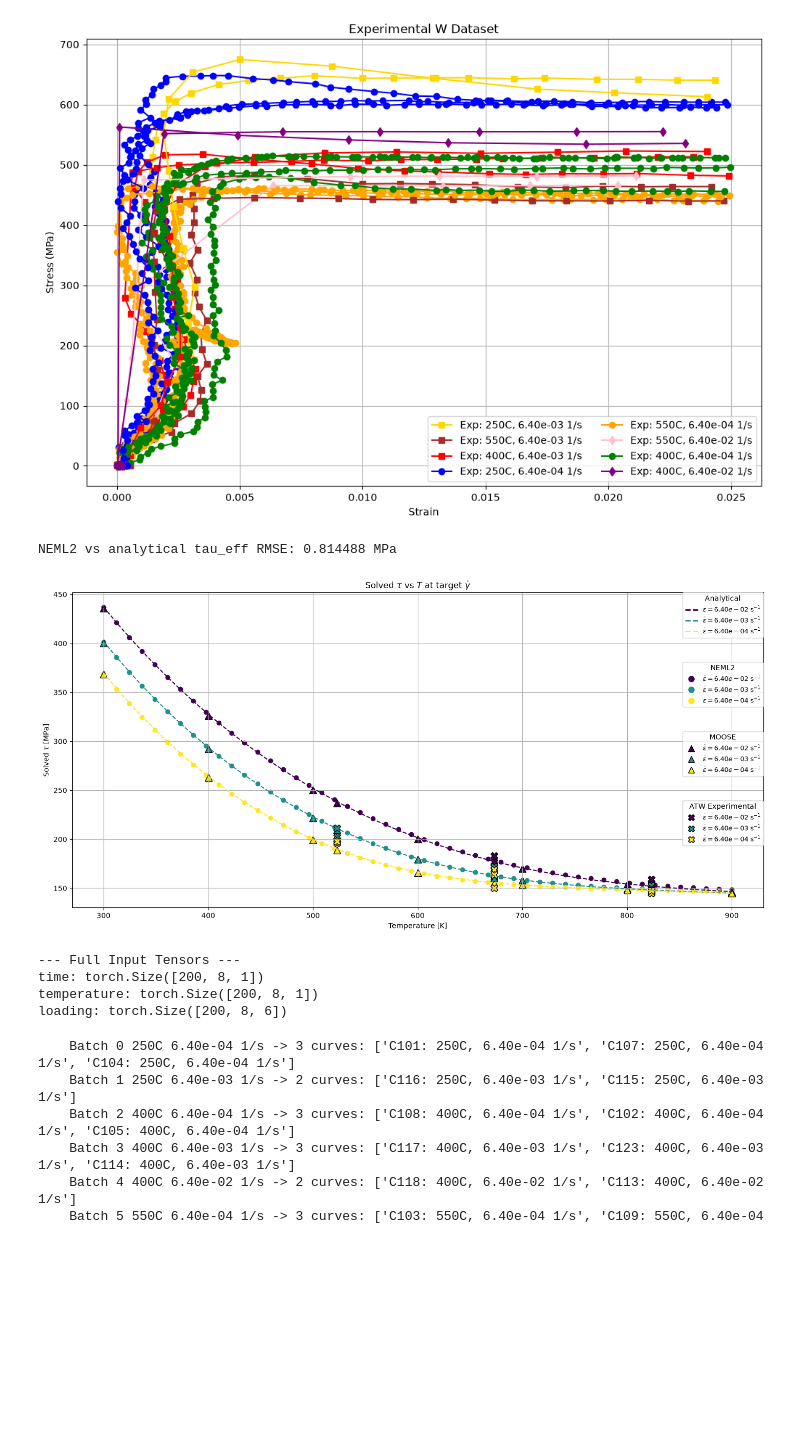
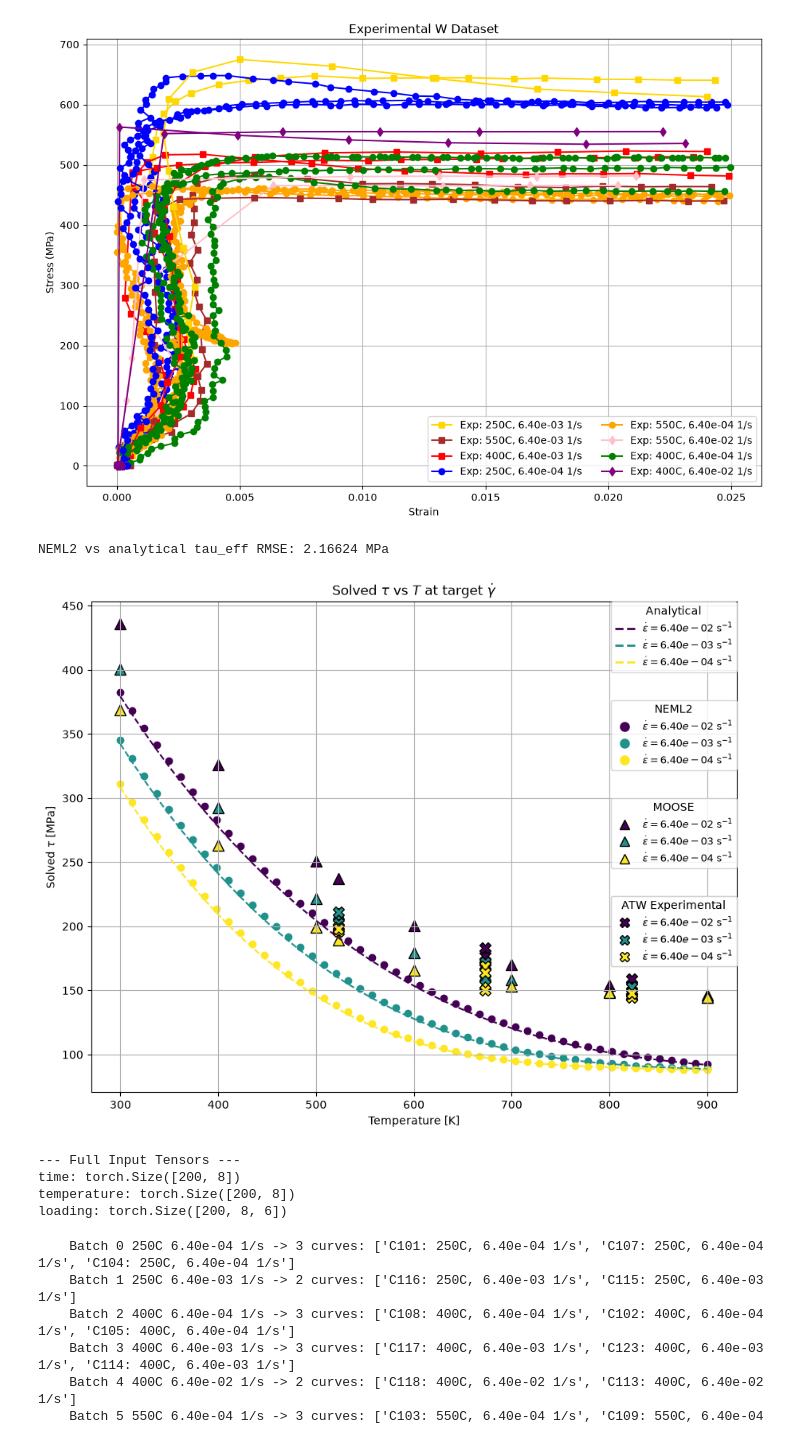
Before and after one commit to ColinMG2/neml2, a Jupyter notebook: cmg_projects/tungsten_deterministic.ipynb, the cells around one changed output. Cells and saved outputs as stored; diff of their text form; code cells hidden in the pictures; blank space fills up the shorter version.

```diff
--- a/cmg_projects/tungsten_deterministic.ipynb
+++ b/cmg_projects/tungsten_deterministic.ipynb
@@ -128,19 +128,7 @@ class SolveStrain(torch.nn.Module):
 # %%
 nmodel = neml2.load_nonlinear_system("tungsten.i", "eq_sys")
 nmodel.to(device=device)
-pmodel = neml2.pyzag.NEML2PyzagModel(
-    nmodel,
-    include_parameters=[
-        "rho_m_rate_k1",
-        "rho_m_rate_k2_0",
-        "rho_m_rate_Q_d",
-        "v_disl_B_k",
-        "v_disl_T_0",
-        "v_disl_p",
-        "v_disl_q",
-        "v_disl_H_0",
-    ],
-)
+pmodel = neml2.pyzag.NEML2PyzagModel(nmodel)
 neml2.compile(pmodel)
 
 model = SolveStrain(pmodel, nchunk=10)
@@ -569,7 +553,7 @@ neml2_tau_eff_np = tau_eff.detach().cpu().numpy().reshape(-1)
 # Plotting for Analytical, NEML2, MOOSE, and ATW datasets
 # =======================================================
 
-fig, ax = plt.subplots(figsize=(20, 8))
+fig, ax = plt.subplots(figsize=(12, 8))
 colors = plt.cm.viridis(np.linspace(0, 1, len(erate)))
 
 # Analytical plot
@@ -723,7 +707,7 @@ ax.add_artist(legend_analytical)
 legend_neml2 = ax.legend(
     handles=neml2_handles,
     loc="upper right",
-    bbox_to_anchor=(1.0, 0.78),
+    bbox_to_anchor=(1.0, 0.8),
     fontsize=9,
     title="NEML2",
     borderaxespad=0.0,
@@ -733,7 +717,7 @@ ax.add_artist(legend_neml2)
 legend_moose = ax.legend(
     handles=moose_handles,
     loc="upper right",
-    bbox_to_anchor=(1.0, 0.56),
+    bbox_to_anchor=(1.0, 0.6),
     fontsize=9,
     title="MOOSE",
     borderaxespad=0.0,
@@ -742,36 +726,36 @@ ax.add_artist(legend_moose)
 
 legend_atw = ax.legend(
     handles=atw_handles,
     loc="upper right",
-    bbox_to_anchor=(1.0, 0.34),
+    bbox_to_anchor=(1.0, 0.4),
     fontsize=9,
     title="ATW Experimental",
     borderaxespad=0.0,
 )
 ax.add_artist(legend_atw)
 
 fig.subplots_adjust(right=0.8)
 
 # Evaluate the analytical solution at the exact NEML2 temperatures for a numerical comparison.
 analytical_tau_at_neml2 = np.array(
     [
         solve_tau_for_g_dot(rate / m, temperature_value)
         for rate, temperature_value in zip(batch_rate_np, batch_temperature_np)
     ]
 )
 valid = np.isfinite(analytical_tau_at_neml2) & np.isfinite(neml2_tau_eff_np)
 if np.any(valid):
     rmse = np.sqrt(np.mean((analytical_tau_at_neml2[valid] - neml2_tau_eff_np[valid]) ** 2))
     print(f"NEML2 vs analytical tau_eff RMSE: {rmse:.6g} MPa")
 
 ax.set_xlabel("Temperature [K]")
 ax.set_ylabel(r"Solved $\tau$ [MPa]")
 ax.set_title(r"Solved $\tau$ vs $T$ at target $\dot{\gamma}$")
 ax.grid(True)
 plt.show()
 # %% [output]
-NEML2 vs analytical tau_eff RMSE: 0.814488 MPa
+NEML2 vs analytical tau_eff RMSE: 2.16624 MPa
-[figure, old version]
+[figure, new version]
 # %%
 batch_conditions = [
     (523.15, 6.4e-4),
@@ -809,8 +793,8 @@ print(
 )
 # %% [output]
 --- Full Input Tensors ---
-time: torch.Size([200, 8, 1])
-temperature: torch.Size([200, 8, 1])
+time: torch.Size([200, 8])
+temperature: torch.Size([200, 8])
 loading: torch.Size([200, 8, 6])
 # %%
 exp_stress_data = torch.zeros_like(loading, device=device)
```
Also changed, not shown: parts of 16 cells of this notebook, 3 other files.
